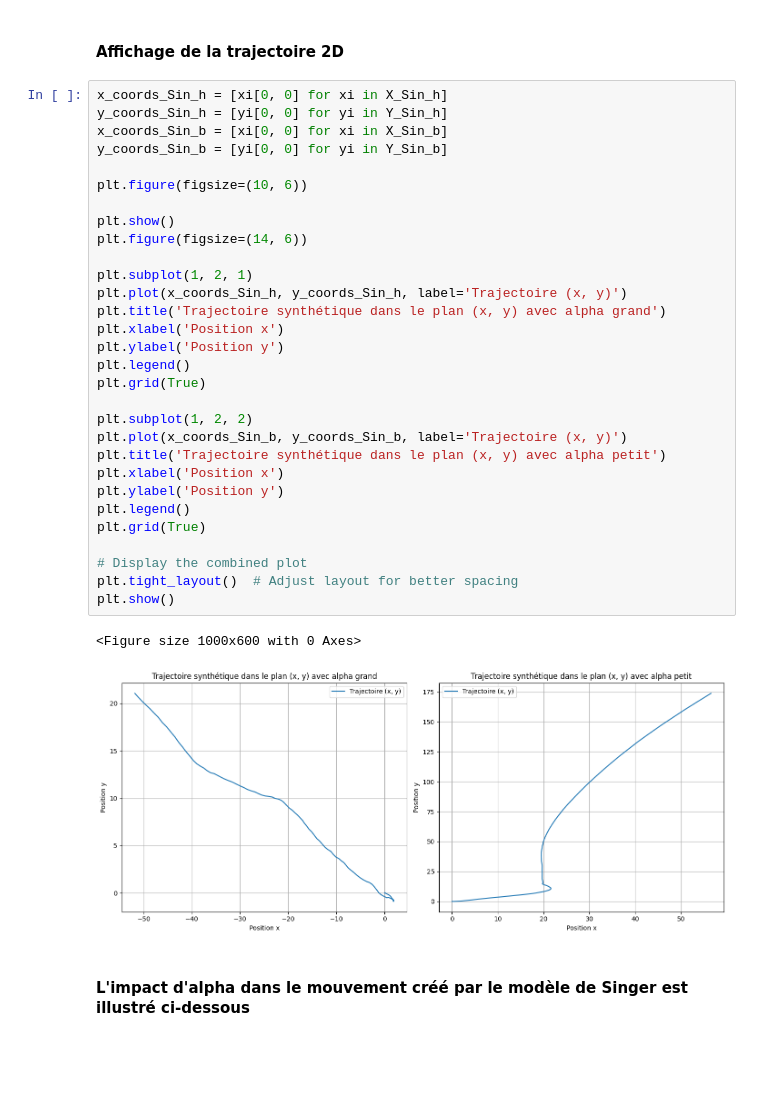
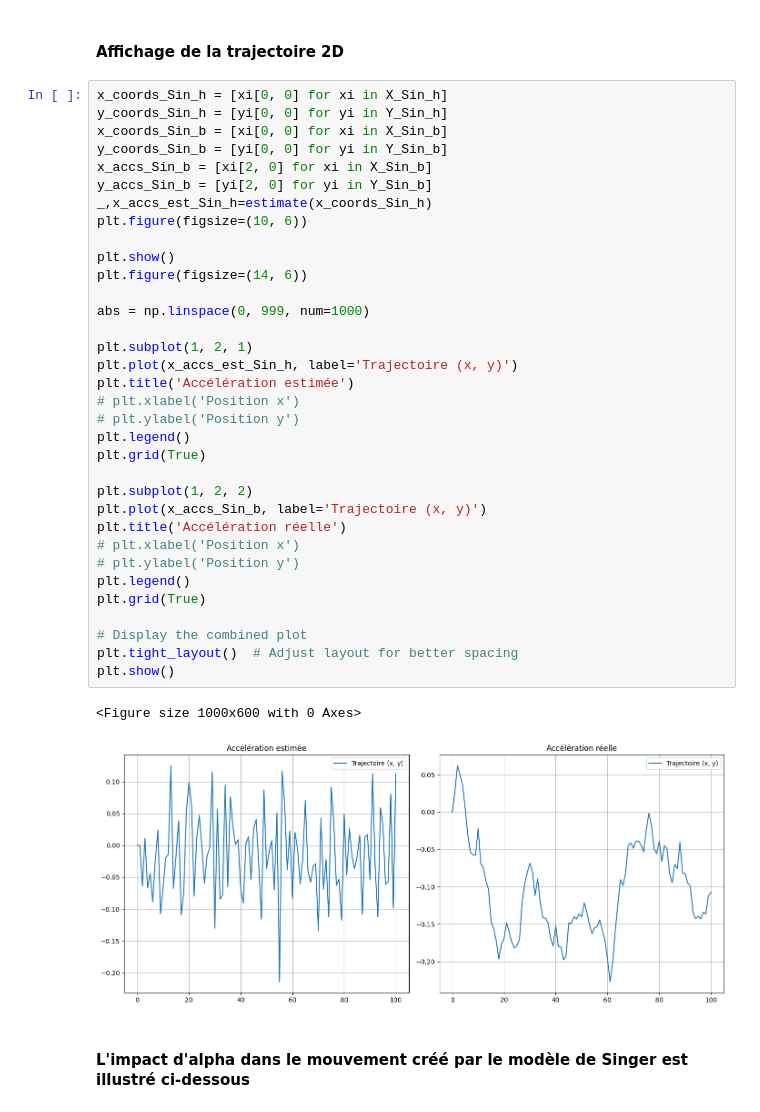
Before and after one commit to getrichthroughcode/Projet-S9, a Jupyter notebook: All_gen.ipynb, the cells around one changed output. Drawn from its saved outputs; the diff is of its cells as text; blank space fills up the shorter version.

```diff
--- a/All_gen.ipynb
+++ b/All_gen.ipynb
@@ -195,36 +219,40 @@ Y_Sin_b = Singer_gen(length, T, x_0,alpha_b,sigma_m)
 # %%
 x_coords_Sin_h = [xi[0, 0] for xi in X_Sin_h]
 y_coords_Sin_h = [yi[0, 0] for yi in Y_Sin_h]
 x_coords_Sin_b = [xi[0, 0] for xi in X_Sin_b]
 y_coords_Sin_b = [yi[0, 0] for yi in Y_Sin_b]
-
+x_accs_Sin_b = [xi[2, 0] for xi in X_Sin_b]
+y_accs_Sin_b = [yi[2, 0] for yi in Y_Sin_b]
+_,x_accs_est_Sin_h=estimate(x_coords_Sin_h)
 plt.figure(figsize=(10, 6))
 
 plt.show()
 plt.figure(figsize=(14, 6))
 
+abs = np.linspace(0, 999, num=1000)
+
 plt.subplot(1, 2, 1)
-plt.plot(x_coords_Sin_h, y_coords_Sin_h, label='Trajectoire (x, y)')
-plt.title('Trajectoire synthétique dans le plan (x, y) avec alpha grand')
-plt.xlabel('Position x')
-plt.ylabel('Position y')
+plt.plot(x_accs_est_Sin_h, label='Trajectoire (x, y)')
+plt.title('Accélération estimée')
+# plt.xlabel('Position x')
+# plt.ylabel('Position y')
 plt.legend()
 plt.grid(True)
 
 plt.subplot(1, 2, 2)
-plt.plot(x_coords_Sin_b, y_coords_Sin_b, label='Trajectoire (x, y)')
-plt.title('Trajectoire synthétique dans le plan (x, y) avec alpha petit')
-plt.xlabel('Position x')
-plt.ylabel('Position y')
+plt.plot(x_accs_Sin_b, label='Trajectoire (x, y)')
+plt.title('Accélération réelle')
+# plt.xlabel('Position x')
+# plt.ylabel('Position y')
 plt.legend()
 plt.grid(True)
 
 # Display the combined plot
 plt.tight_layout()  # Adjust layout for better spacing
 plt.show()
 # %% [output]
 <Figure size 1000x600 with 0 Axes>
-[figure, old version]
+[figure, new version]
 # %% [markdown]
 #### L'impact d'alpha dans le mouvement créé par le modèle de Singer est illustré ci-dessous
 # %%
```
Also changed, not shown: parts of 18 cells of this notebook, 7 other files.
